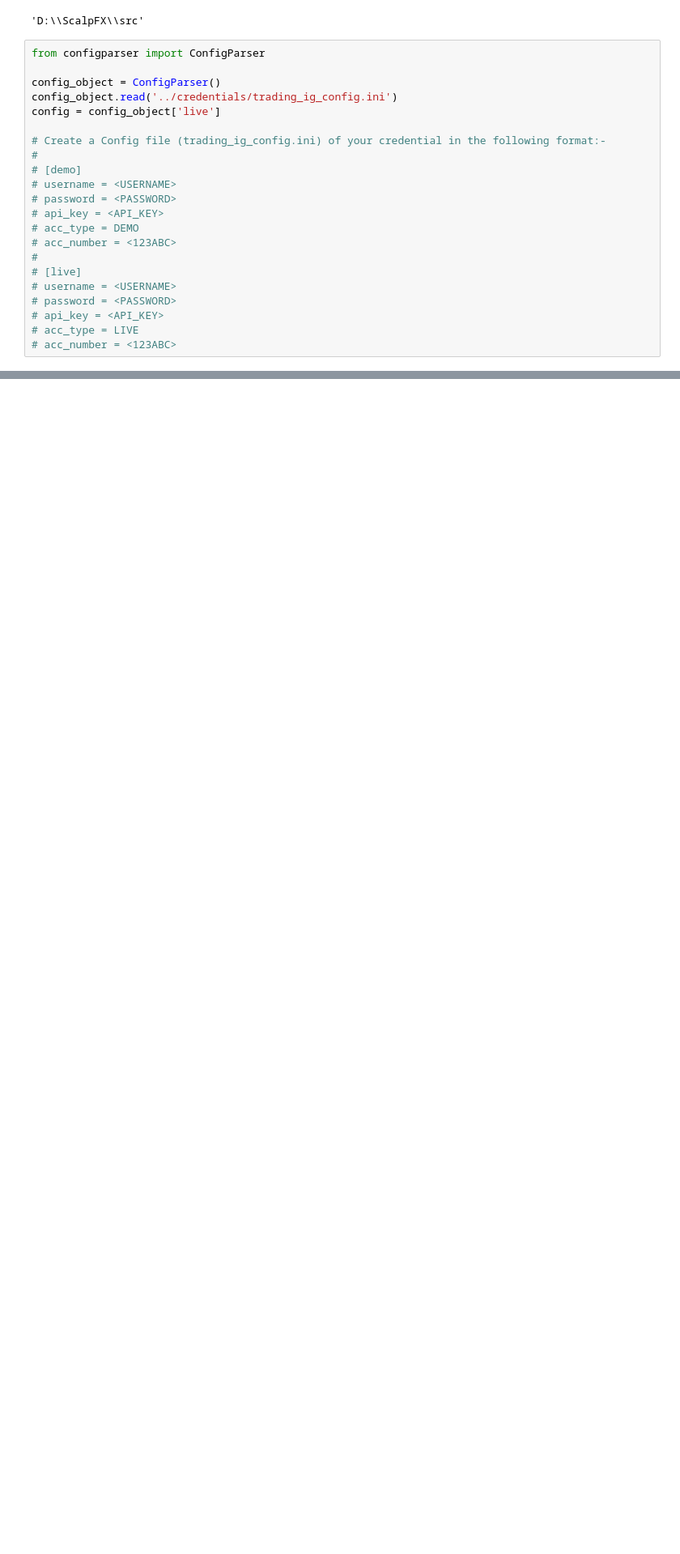
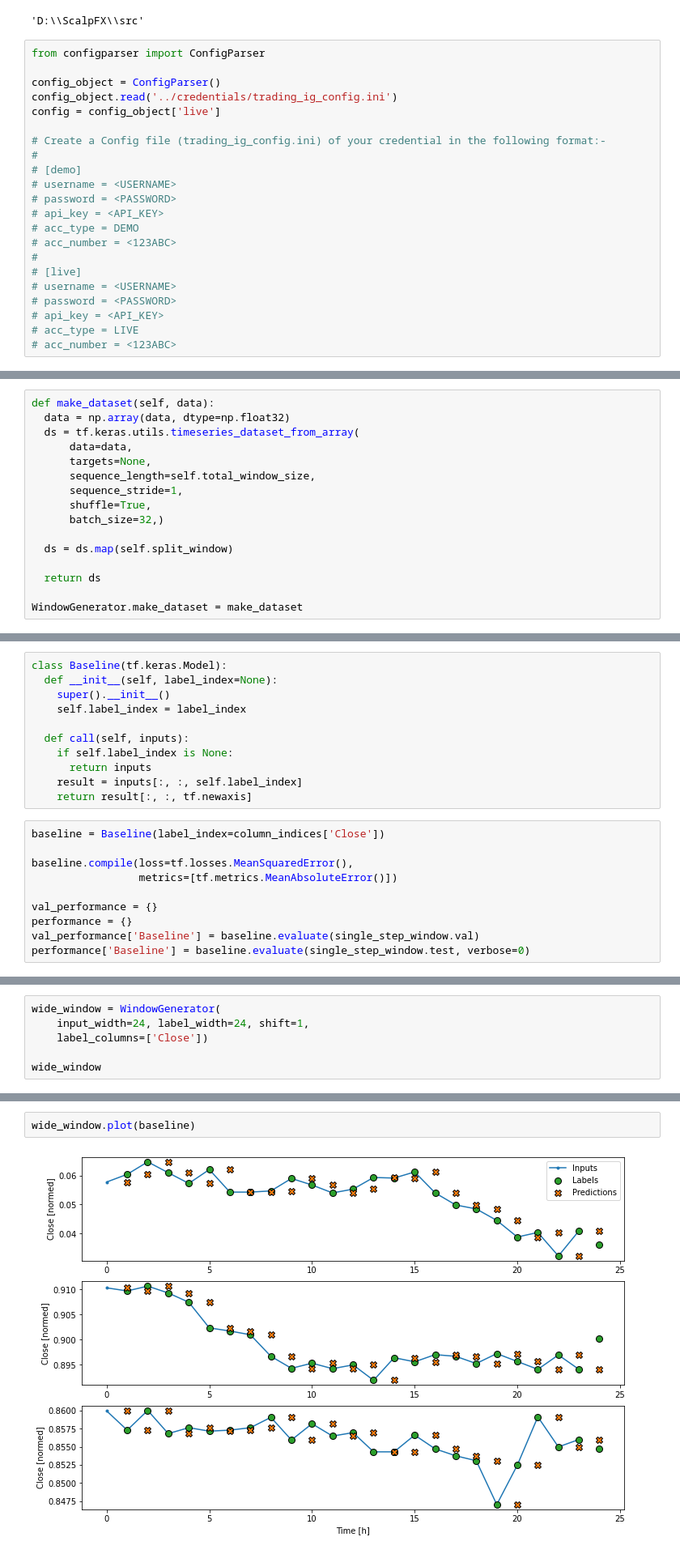
Before and after one commit to zaimzazali/ScalpFX, a Jupyter notebook: src/trainer.ipynb, the cells around one changed output, grey strips where cells are left out. Shown: that part at 81% size. Saved outputs shown, nothing was run; the diff lists cells and outputs as text; blank space fills up the shorter version.

```diff
--- a/src/trainer.ipynb
+++ b/src/trainer.ipynb
@@ -83,0 +626,16 @@ ig
+# %%
+def make_dataset(self, data):
+  data = np.array(data, dtype=np.float32)
+  ds = tf.keras.utils.timeseries_dataset_from_array(
+      data=data,
+      targets=None,
+      sequence_length=self.total_window_size,
+      sequence_stride=1,
+      shuffle=True,
+      batch_size=32,)
+
+  ds = ds.map(self.split_window)
+
+  return ds
+
+WindowGenerator.make_dataset = make_dataset
@@ -83,0 +702,21 @@ ig
+# %%
+class Baseline(tf.keras.Model):
+  def __init__(self, label_index=None):
+    super().__init__()
+    self.label_index = label_index
+
+  def call(self, inputs):
+    if self.label_index is None:
+      return inputs
+    result = inputs[:, :, self.label_index]
+    return result[:, :, tf.newaxis]
+# %%
+baseline = Baseline(label_index=column_indices['Close'])
+
+baseline.compile(loss=tf.losses.MeanSquaredError(),
+                 metrics=[tf.metrics.MeanAbsoluteError()])
+
+val_performance = {}
+performance = {}
+val_performance['Baseline'] = baseline.evaluate(single_step_window.val)
+performance['Baseline'] = baseline.evaluate(single_step_window.test, verbose=0)
@@ -83,0 +725,6 @@ ig
+# %%
+wide_window = WindowGenerator(
+    input_width=24, label_width=24, shift=1,
+    label_columns=['Close'])
+
+wide_window
@@ -83,0 +742,4 @@ ig
+# %%
+wide_window.plot(baseline)
+# %% [output]
+[figure, added]
```
Also changed, not shown: parts of 110 cells of this notebook, 7 other files.
